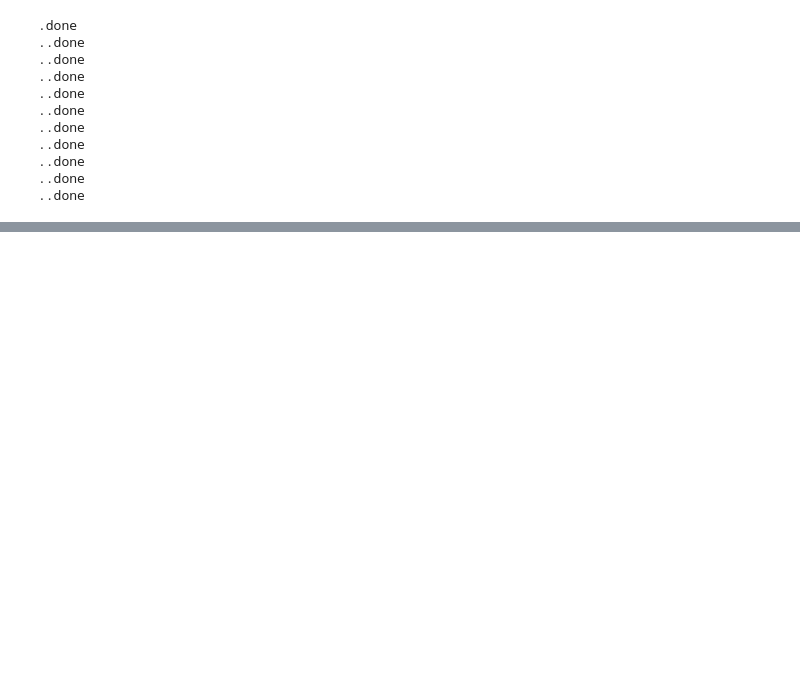
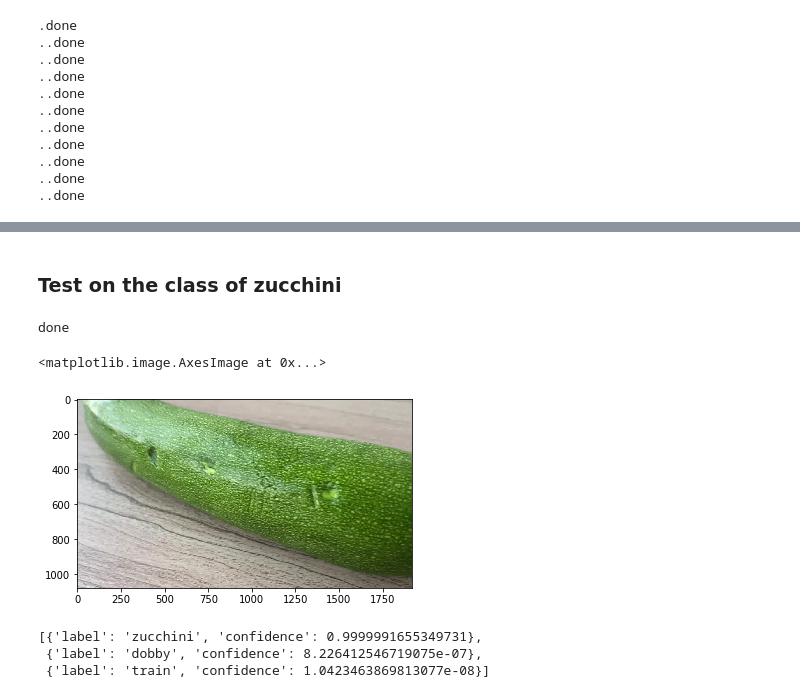
Before and after one commit to lingruiluo/ml5_ipynb, a Jupyter notebook: examples/Feature extractor.ipynb, the cells around one changed output, grey strips where cells are left out. Cells and saved outputs as stored; diff of their text form; code cells hidden in the pictures; blank space fills up the shorter version.

```diff
--- a/examples/Feature extractor.ipynb
+++ b/examples/Feature extractor.ipynb
@@ -151,0 +143,16 @@ nn.classify_callback_list[-1]
+# %% [markdown]
+### Test on the class of zucchini
+# %%
+img = zucchini_list[1]
+nn.classify(img)
+plt.imshow(plt.imread(img))
+# %% [output]
+done
+<matplotlib.image.AxesImage at 0x...>
+[figure, added]
+# %%
+nn.classify_callback_list[-1]
+# %% [output]
+[{'label': 'zucchini', 'confidence': 0.9999991655349731},
+ {'label': 'dobby', 'confidence': 8.226412546719075e-07},
+ {'label': 'train', 'confidence': 1.0423463869813077e-08}]
```
Also changed, not shown: parts of 22 cells of this notebook.
